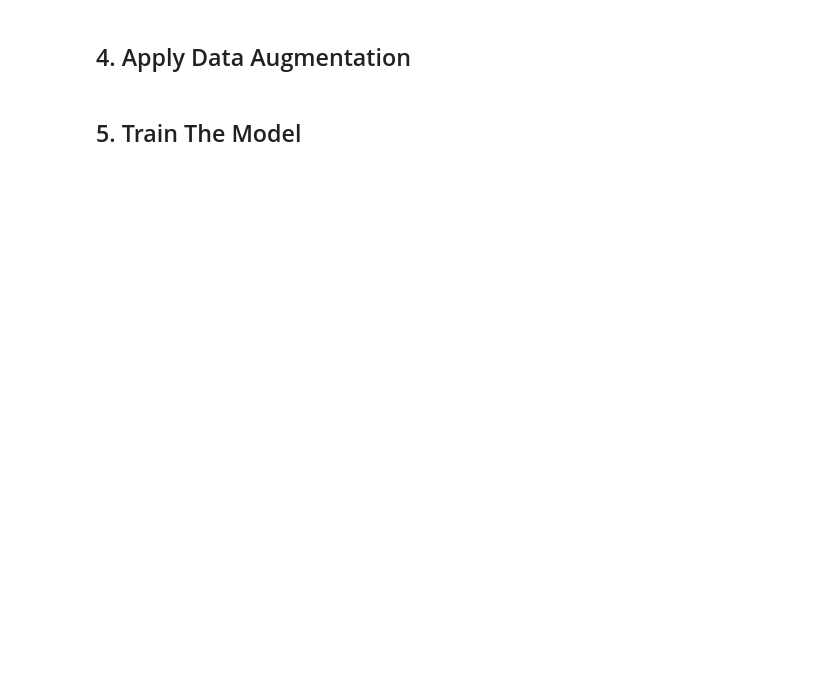
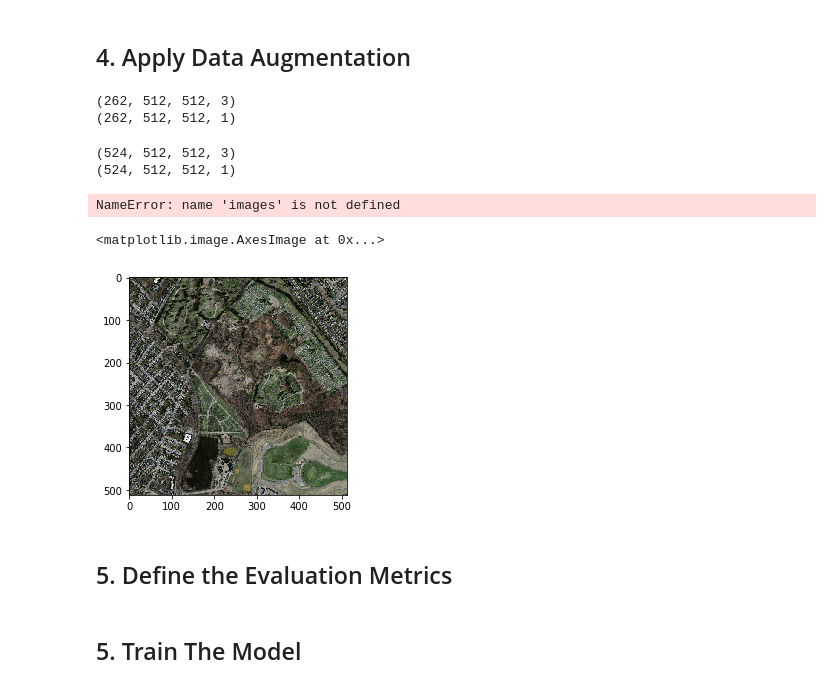
Before and after one commit to Sibusiso-Mgidi/buildings_segmentation, a Jupyter notebook: buildings_segmentation.ipynb, the cells around one changed output. Drawn from its saved outputs; the diff is of its cells as text; code cells hidden in the pictures; blank space fills up the shorter version.

Commit message:
added data augmentation method

```diff
--- a/buildings_segmentation.ipynb
+++ b/buildings_segmentation.ipynb
@@ -220,0 +304,40 @@ class DataAugmentation(object):
+# %%
+# instantiate the images and masks data augmentation object
+image_aug_object = DataAugmentation()
+
+# get horizontally flipped/mirrored images and corresponding masks
+images_aug, masks_aug = image_aug_object.get_horizontal_flip(train_images, train_masks)
+
+print(images_aug.shape)
+print(masks_aug.shape)
+# %% [output]
+(262, 512, 512, 3)
+(262, 512, 512, 1)
+# %%
+# instantiate the images and masks data augmentation object
+image_aug_object = DataAugmentation()
+
+# get vertically flipped images and corresponding masks
+images_aug, masks_aug = image_aug_object.get_vertically_flip(images_aug, masks_aug)
+
+print(images_aug.shape)
+print(masks_aug.shape)
+# %% [output]
+(524, 512, 512, 3)
+(524, 512, 512, 1)
+# %%
+# instantiates image visualization object
+augmented = ImageVisualization()
+# visualize images and masks
+
+
+image_masks_visuals = augmented.get_image_visualization(images[131:], masks[131:])
+# %% [output]
+NameError: name 'images' is not defined
+# %%
+plt.imshow(images[132])
+# %% [output]
+<matplotlib.image.AxesImage at 0x...>
+[figure, added]
+# %% [markdown]
+## 5. Define the Evaluation Metrics
```
Also changed, not shown: parts of 31 cells of this notebook.
